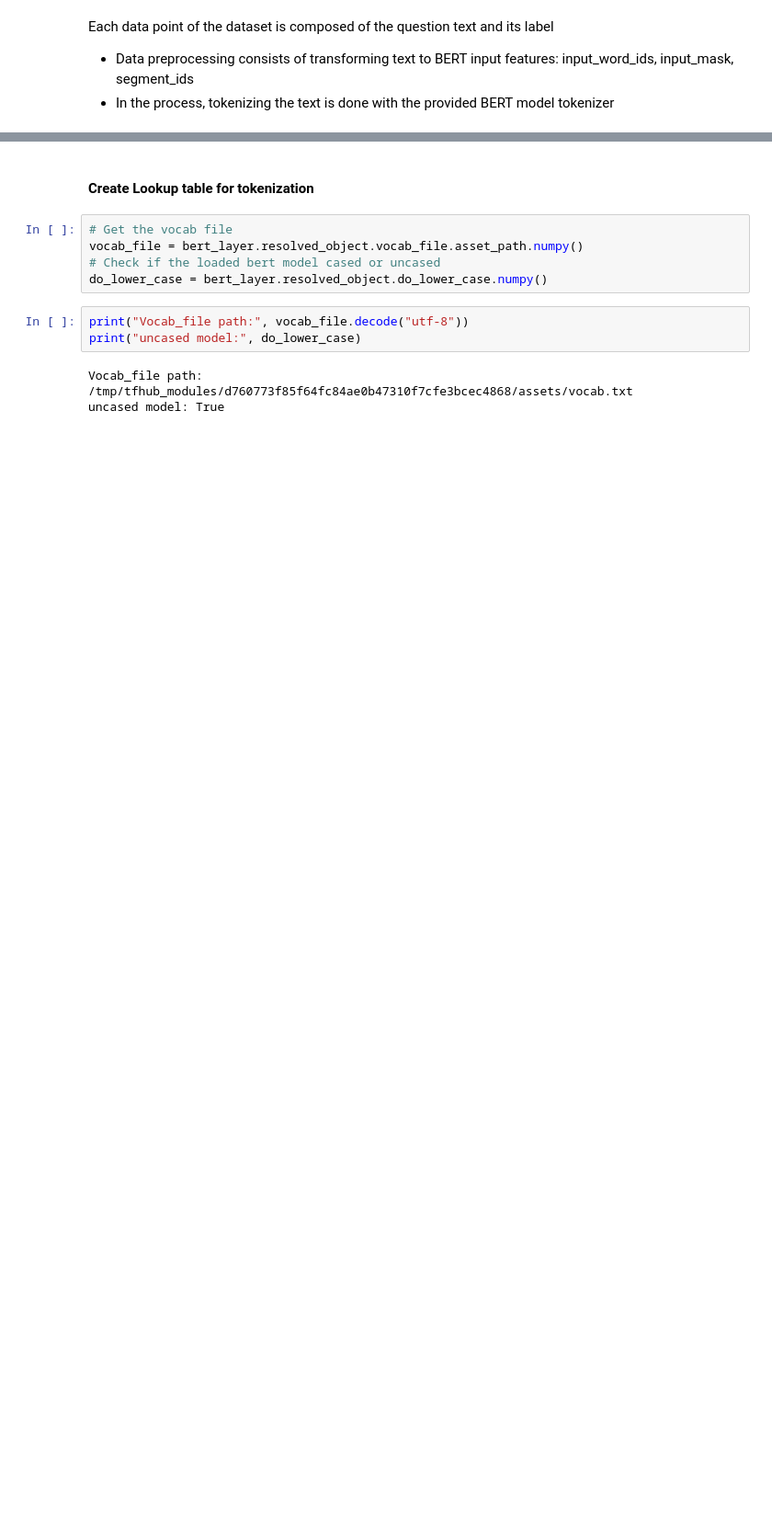
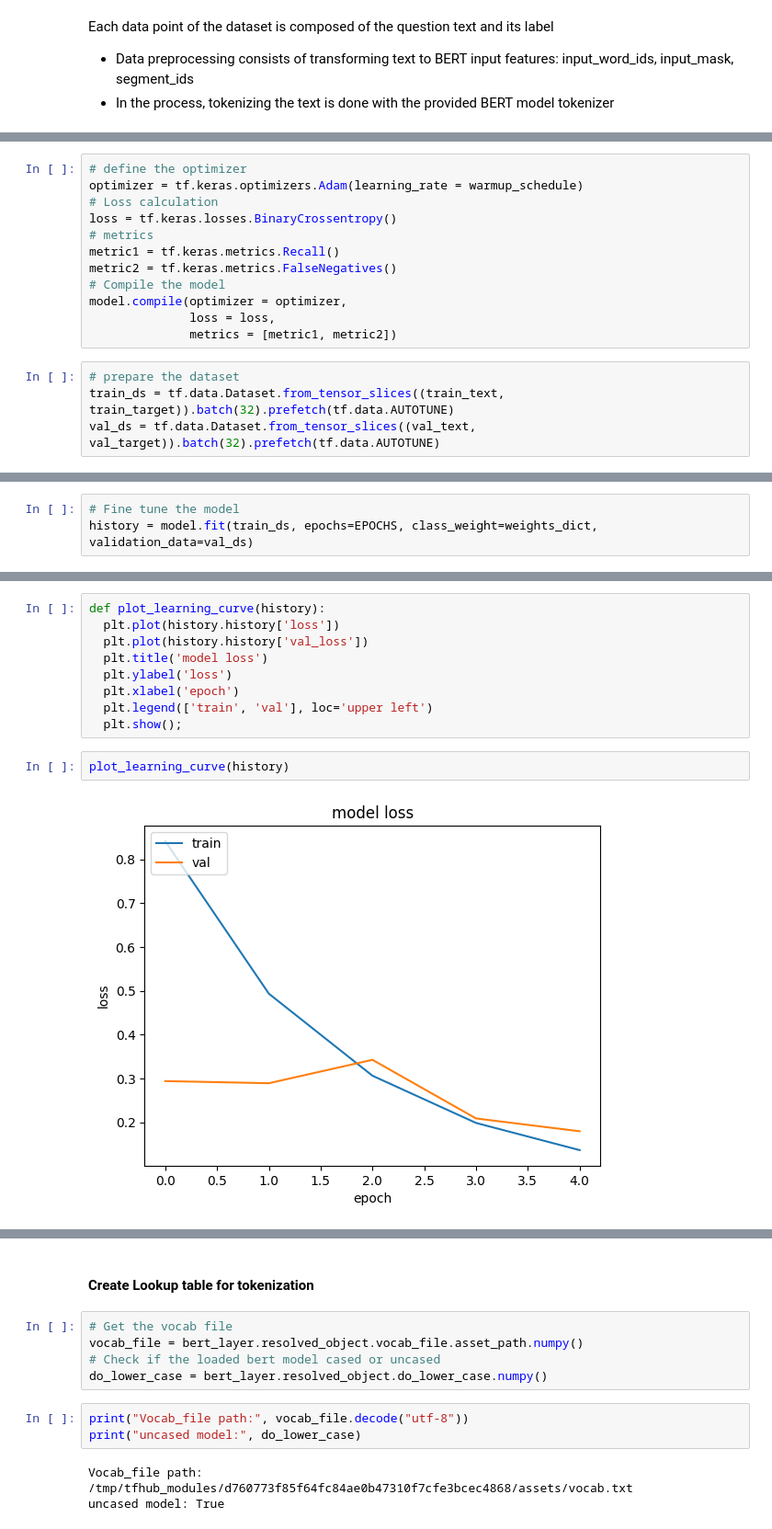
Before and after one commit to Satyendra-Mishra/NLP-Projects, a Jupyter notebook: Fine_tune_BERT_for Text_classification/notebooks/Fine_tune_BERT_for_Text_Classification.ipynb, the cells around one changed output, grey strips where cells are left out. Shown at 92% size. Drawn from its saved outputs; the diff is of its cells as text; blank space fills up the shorter version.

Commit message:
Model building

```diff
--- a/Fine_tune_BERT_for Text_classification/notebooks/Fine_tune_BERT_for_Text_Classification.ipynb
+++ b/Fine_tune_BERT_for Text_classification/notebooks/Fine_tune_BERT_for_Text_Classification.ipynb
@@ -253,0 +361,16 @@ bert_layer = tf_hub.KerasLayer("https://tfhub.dev/tensorflow/bert_en_uncased_L-1
+# %%
+# define the optimizer
+optimizer = tf.keras.optimizers.Adam(learning_rate = warmup_schedule)
+# Loss calculation
+loss = tf.keras.losses.BinaryCrossentropy()
+# metrics
+metric1 = tf.keras.metrics.Recall()
+metric2 = tf.keras.metrics.FalseNegatives()
+# Compile the model
+model.compile(optimizer = optimizer,
+              loss = loss,
+              metrics = [metric1, metric2])
+# %%
+# prepare the dataset
+train_ds = tf.data.Dataset.from_tensor_slices((train_text, train_target)).batch(32).prefetch(tf.data.AUTOTUNE)
+val_ds = tf.data.Dataset.from_tensor_slices((val_text, val_target)).batch(32).prefetch(tf.data.AUTOTUNE)
@@ -253,0 +382,3 @@ bert_layer = tf_hub.KerasLayer("https://tfhub.dev/tensorflow/bert_en_uncased_L-1
+# %%
+# Fine tune the model
+history = model.fit(train_ds, epochs=EPOCHS, class_weight=weights_dict, validation_data=val_ds)
@@ -253,0 +396,13 @@ bert_layer = tf_hub.KerasLayer("https://tfhub.dev/tensorflow/bert_en_uncased_L-1
+# %%
+def plot_learning_curve(history):
+  plt.plot(history.history['loss'])
+  plt.plot(history.history['val_loss'])
+  plt.title('model loss')
+  plt.ylabel('loss')
+  plt.xlabel('epoch')
+  plt.legend(['train', 'val'], loc='upper left')
+  plt.show();
+# %%
+plot_learning_curve(history)
+# %% [output]
+[figure, added]
```
Also changed, not shown: parts of 70 cells of this notebook.
